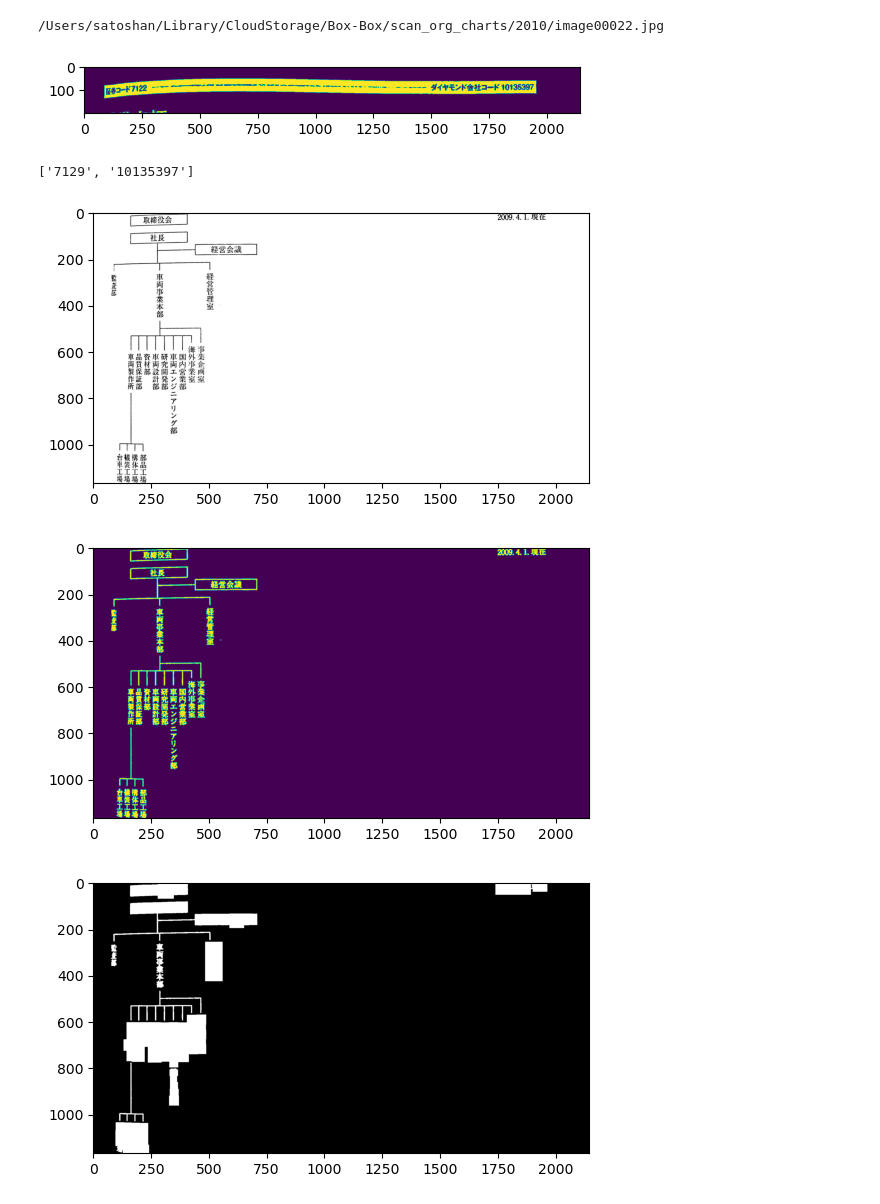
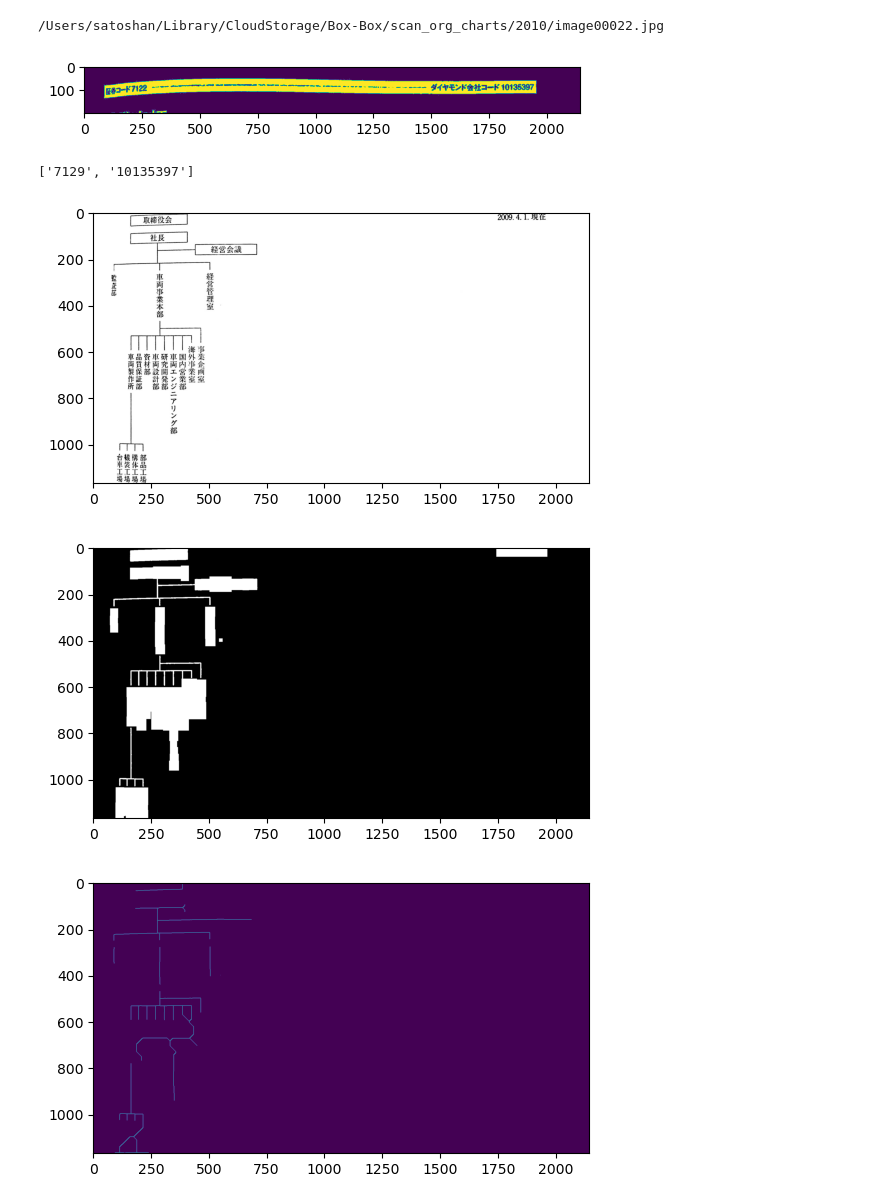
Before and after one commit to wakachii/SI-Org-chart, a Jupyter notebook: python/img_processing/process_sample.ipynb, the cells around one changed output. Cells and saved outputs as stored; diff of their text form; code cells hidden in the pictures.

```diff
--- a/python/img_processing/process_sample.ipynb
+++ b/python/img_processing/process_sample.ipynb
@@ -79,43 +79,49 @@ gray_image = cv2.cvtColor(final_image, cv2.COLOR_BGR2GRAY)
 denoised_image = cv2.GaussianBlur(gray_image, (3, 3), 0)
 _, binary_image = cv2.threshold(denoised_image, 245, 255, cv2.THRESH_BINARY)
 gray_image_inv = cv2.bitwise_not(binary_image)
-plt.imshow(gray_image_inv)
-plt.show()
 
 pil_image = Image.fromarray(gray_image_inv)
 text_boxes = tool.image_to_string(
     pil_image,
     lang="jpn",
-    builder=pyocr.builders.WordBoxBuilder(tesseract_layout=12)
+    builder=pyocr.builders.WordBoxBuilder(tesseract_layout=6)
 )
 
 for box in text_boxes:
     (x1, y1) = box.position[0]
     (x2, y2) = box.position[1]
 
     padding = 5
 
     x1 = max(0, x1 - padding)
     y1 = max(0, y1 - padding)
     x2 = min(gray_image_inv.shape[1], x2 + padding)
     y2 = min(gray_image_inv.shape[0], y2 + padding)
 
     cv2.rectangle(gray_image_inv, (x1, y1), (x2, y2), (255, 255, 255), -1)
 
-
 contours, hierarchy = cv2.findContours(gray_image_inv,cv2.RETR_EXTERNAL,cv2.CHAIN_APPROX_SIMPLE)
 img = cv2.cvtColor(gray_image_inv, cv2.COLOR_GRAY2BGR)
 img = cv2.drawContours(img, contours, -1, (0,255,0), 3)
 img2 = cv2.cvtColor(gray_image_inv, cv2.COLOR_GRAY2BGR)
 for i in range(len(contours)):
     cnt = contours[i]
-    img2 = cv2.drawContours(img2, [cnt], 0, [2555,255,255], -1)
+    img2 = cv2.drawContours(img2, [cnt], 0, [255,255,255], -1)
 plt.imshow(img2)
 plt.show()
 # %% [output]
 /Users/satoshan/Library/CloudStorage/Box-Box/scan_org_charts/2010/image00022.jpg
 [figure]
 ['7129', '10135397']
 [figure]
-[figure, old version]
+[figure, new version]
-[figure, removed]
+# %%
+kernel = np.ones((5,5),np.uint8)
+dilation = cv2.dilate(img2,kernel,iterations=1)
+gray = cv2.cvtColor(dilation, cv2.COLOR_BGR2GRAY)
+skelton = cv2.ximgproc.thinning(gray,thinningType=cv2.ximgproc.THINNING_ZHANGSUEN)
+
+plt.imshow(skelton)
+plt.show()
+# %% [output]
+[figure, added]
```
Also changed, not shown: parts of 1 cell of this notebook.
